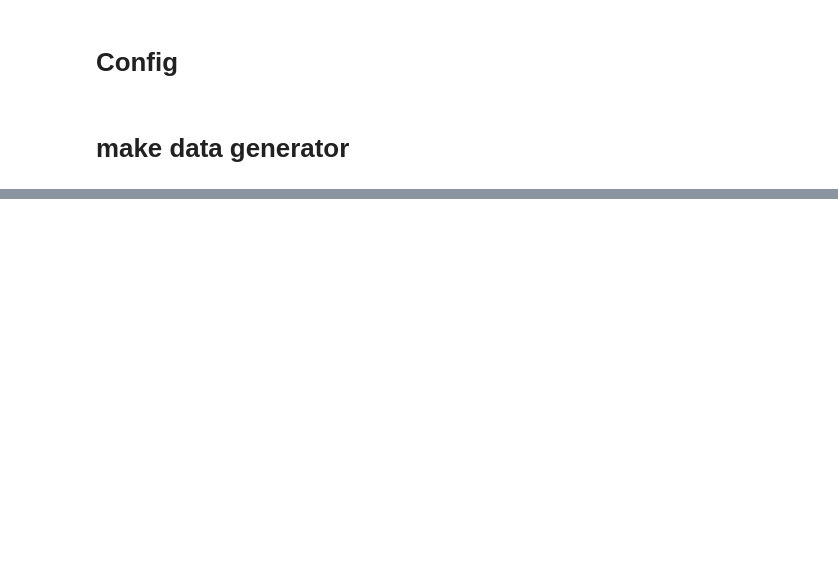
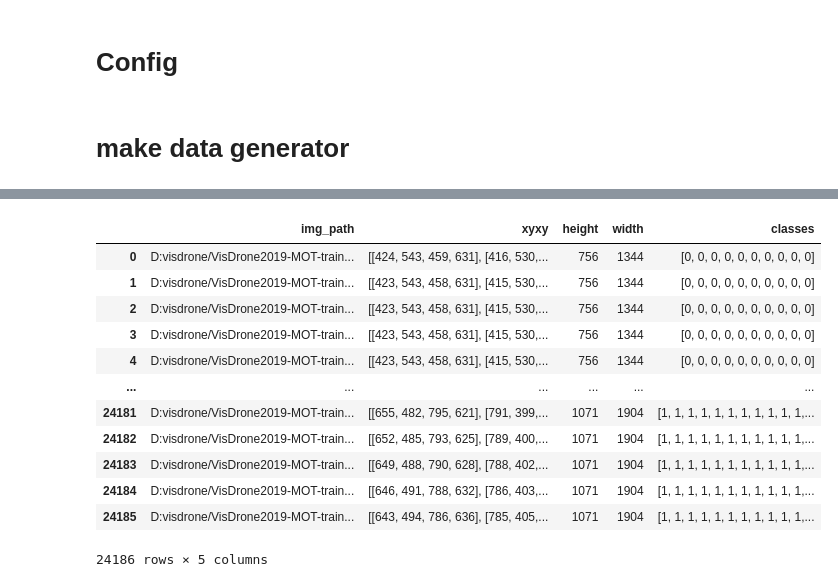
Before and after one commit to komingsu/SIA-MOT, a Jupyter notebook: data_gen_check.ipynb, the cells around one changed output, grey strips where cells are left out. Drawn from its saved outputs; the diff is of its cells as text; code cells hidden in the pictures; blank space fills up the shorter version.

```diff
--- a/data_gen_check.ipynb
+++ b/data_gen_check.ipynb
@@ -41,3 +31,20 @@ train_df.head(2)
+# %%
+train_df = train_df[['img_path', 'xyxy','height', 'width', 'classes']]
+train_df
+# %% [output]
+|  | img_path | xyxy | height | width | classes |
+| 0 | D:visdrone/VisDrone2019-MOT-train... | [[424, 543, 459, 631], [416, 530,... | 756 | 1344 | [0, 0, 0, 0, 0, 0, 0, 0, 0, 0] |
+| 1 | D:visdrone/VisDrone2019-MOT-train... | [[423, 543, 458, 631], [415, 530,... | 756 | 1344 | [0, 0, 0, 0, 0, 0, 0, 0, 0, 0] |
+| 2 | D:visdrone/VisDrone2019-MOT-train... | [[423, 543, 458, 631], [415, 530,... | 756 | 1344 | [0, 0, 0, 0, 0, 0, 0, 0, 0, 0] |
+| 3 | D:visdrone/VisDrone2019-MOT-train... | [[423, 543, 458, 631], [415, 530,... | 756 | 1344 | [0, 0, 0, 0, 0, 0, 0, 0, 0, 0] |
+| 4 | D:visdrone/VisDrone2019-MOT-train... | [[423, 543, 458, 631], [415, 530,... | 756 | 1344 | [0, 0, 0, 0, 0, 0, 0, 0, 0, 0] |
+| ... | ... | ... | ... | ... | ... |
+| 24181 | D:visdrone/VisDrone2019-MOT-train... | [[655, 482, 795, 621], [791, 399,... | 1071 | 1904 | [1, 1, 1, 1, 1, 1, 1, 1, 1, 1, 1,... |
+| 24182 | D:visdrone/VisDrone2019-MOT-train... | [[652, 485, 793, 625], [789, 400,... | 1071 | 1904 | [1, 1, 1, 1, 1, 1, 1, 1, 1, 1, 1,... |
+| 24183 | D:visdrone/VisDrone2019-MOT-train... | [[649, 488, 790, 628], [788, 402,... | 1071 | 1904 | [1, 1, 1, 1, 1, 1, 1, 1, 1, 1, 1,... |
+| 24184 | D:visdrone/VisDrone2019-MOT-train... | [[646, 491, 788, 632], [786, 403,... | 1071 | 1904 | [1, 1, 1, 1, 1, 1, 1, 1, 1, 1, 1,... |
+| 24185 | D:visdrone/VisDrone2019-MOT-train... | [[643, 494, 786, 636], [785, 405,... | 1071 | 1904 | [1, 1, 1, 1, 1, 1, 1, 1, 1, 1, 1,... |
+24186 rows × 5 columns
 # %%
 train_transforms = A.Compose(
     [
```
Also changed, not shown: parts of 9 cells of this notebook, 3 other files.
